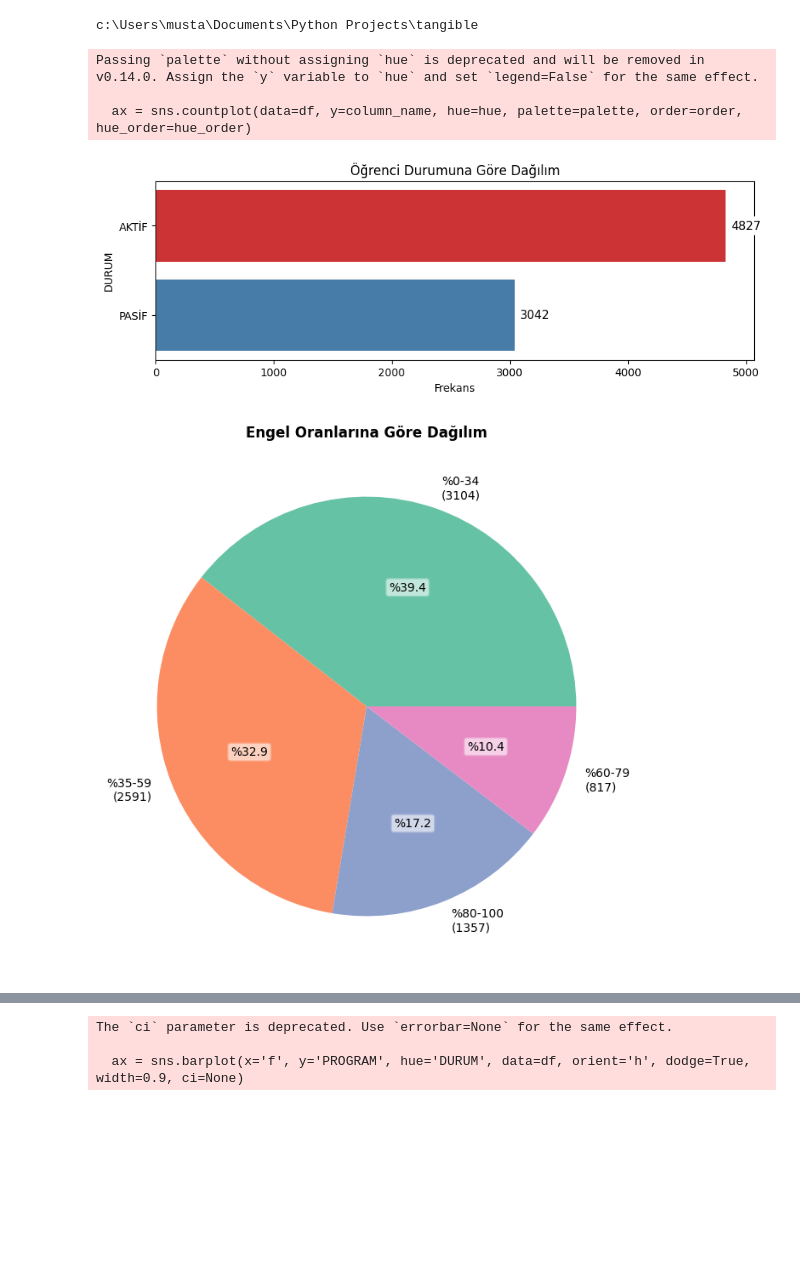
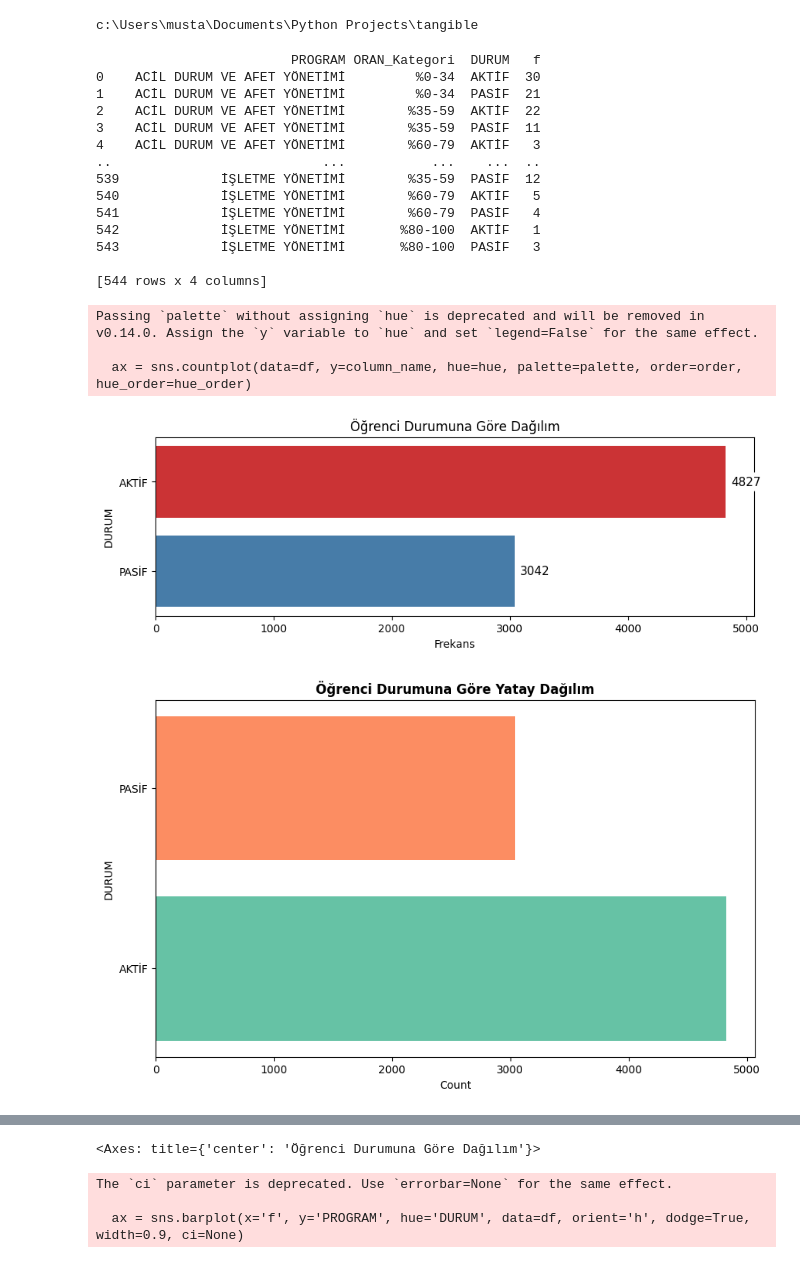
Before and after one commit to mdogus/tangible, a Jupyter notebook: notebooks/aof_analysis.ipynb, the cells around one changed output, grey strips where cells are left out. Cells and saved outputs as stored; diff of their text form; code cells hidden in the pictures; blank space fills up the shorter version.

```diff
--- a/notebooks/aof_analysis.ipynb
+++ b/notebooks/aof_analysis.ipynb
@@ -33,7 +33,7 @@ total_students = aof_df.groupby('DURUM').size().reset_index(name='Toplam Öğren
 
 # (Program bazında) Frekans verisini gruplandırma
 frequency_df = aof_df.groupby(['PROGRAM', 'ORAN_Kategori', 'DURUM'], observed=False).size().reset_index(name='f')
-frequency_df.head(5)
+print(frequency_df)
 
 # (Oran) bazında) Pivot tablo olarak oluşturma
 pivot_table_categorical = frequency_df.pivot_table(index='DURUM', columns=['ORAN_Kategori'], observed=False, values='f', aggfunc='sum', fill_value=0)
@@ -44,3 +44,18 @@ pivot_table_categorical = frequency_df.pivot_table(index='DURUM', columns=['ORAN
 #pivot_table_pct = pivot_table_pct.reindex(columns=pd.MultiIndex.from_product([labels, ['AKTİF', 'PASİF']]), fill_value=0)
 #pivot_table_pct = pivot_table_pct.reset_index()
 #pivot_table_pct.head()
+# %% [output]
+                         PROGRAM ORAN_Kategori  DURUM   f
+0    ACİL DURUM VE AFET YÖNETİMİ         %0-34  AKTİF  30
+1    ACİL DURUM VE AFET YÖNETİMİ         %0-34  PASİF  21
+2    ACİL DURUM VE AFET YÖNETİMİ        %35-59  AKTİF  22
+3    ACİL DURUM VE AFET YÖNETİMİ        %35-59  PASİF  11
+4    ACİL DURUM VE AFET YÖNETİMİ        %60-79  AKTİF   3
+..                           ...           ...    ...  ..
+539             İŞLETME YÖNETİMİ        %35-59  PASİF  12
+540             İŞLETME YÖNETİMİ        %60-79  AKTİF   5
+541             İŞLETME YÖNETİMİ        %60-79  PASİF   4
+542             İŞLETME YÖNETİMİ       %80-100  AKTİF   1
+543             İŞLETME YÖNETİMİ       %80-100  PASİF   3
+
+[544 rows x 4 columns]
@@ -47,26 +87,34 @@ pivot_table_categorical = frequency_df.pivot_table(index='DURUM', columns=['ORAN
 # %%
-from src.visualization import plot_categorical_distribution, plot_crosstab, plot_scatter, plot_frequency_heatmap, plot_frequency_bar, plot_pie_chart
+from src.visualization import plot_categorical_distribution, plot_crosstab, plot_scatter, plot_frequency_heatmap, plot_frequency_bar, plot_pie_chart, plot_horizontal_bar_chart
 import matplotlib.pyplot as plt
 import seaborn as sns
+from matplotalt import generate_alt_text, surface_alt_text, show_with_alt
 
 # Kategorik dağılımlar
 # DURUM bazında dağılım
 plot_categorical_distribution(aof_df, column_name='DURUM', title='Öğrenci Durumuna Göre Dağılım')
-#plot_pie_chart(aof_df, column_name='DURUM', title='Öğrenci Durumuna Göre Dağılım', labels_with_count=True, autopct_text=True)
+plot_horizontal_bar_chart(aof_df, column_name='DURUM', title='Öğrenci Durumuna Göre Yatay Dağılım')
+plot_pie_chart(aof_df, column_name='DURUM', title='Öğrenci Durumuna Göre Dağılım', labels_with_count=True, autopct_text=True)
+#ax = plot_pie_chart(aof_df, column_name='DURUM', title='Öğrenci Durumuna Göre Dağılım', labels_with_count=True, autopct_text=True)
+#print(ax)
+#pie_chart_alt = generate_alt_text(axs=[ax], desc_level=3)
+#show_with_alt(methods=["markdown", "md_table"])
+#surface_alt_text(categorical_distribution_alt, methods=["html", "img_file"])
+
 # Program bazında dağılım
 #plot_categorical_distribution(aof_df, column_name='PROGRAM', title='Pragrama Göre Dağılım', column_order='descending')
 #plot_categorical_distribution(aof_df, column_name='PROGRAM', hue='DURUM', title='Pragrama Göre Dağılım', column_order='descending')
 # Oran bazında dağılım
 #plot_categorical_distribution(aof_df, column_name='Engel Oranlarına Göre Dağılım', title='Engel Oranı Dağılımı')
-plot_pie_chart(aof_df, column_name='ORAN_Kategori', title='Engel Oranlarına Göre Dağılım', labels_with_count=True, autopct_text=True)
+#plot_pie_chart(aof_df, column_name='ORAN_Kategori', title='Engel Oranlarına Göre Dağılım', labels_with_count=True, autopct_text=True)
 #plot_scatter(aof_df, col1='ORAN_Kategori', col2='DURUM')
 #plot_frequency_bar(frequency_df, col1='ORAN_Kategori')
 #plot_frequency_heatmap(pivot_table_categorical)
 # Oran ve Durum bazında dağılım
 #plot_categorical_distribution(aof_df, column_name='ORAN_Kategori', hue='DURUM', title='Öğrenci Durumuna göre Engel Oranı Dağılımı')
 # %% [output]
 Passing `palette` without assigning `hue` is deprecated and will be removed in v0.14.0. Assign the `y` variable to `hue` and set `legend=False` for the same effect.
 
   ax = sns.countplot(data=df, y=column_name, hue=hue, palette=palette, order=order, hue_order=hue_order)
 [figure]
-[figure, old version]
+[figure, new version]
@@ -73,3 +122,4 @@ Passing `palette` without assigning `hue` is deprecated and will be removed in v
+<Axes: title={'center': 'Öğrenci Durumuna Göre Dağılım'}>
 # %%
 #import matplotlib.pyplot as plt
 #import seaborn as sns
```
Also changed, not shown: parts of 2 cells of this notebook, 45 other files.
